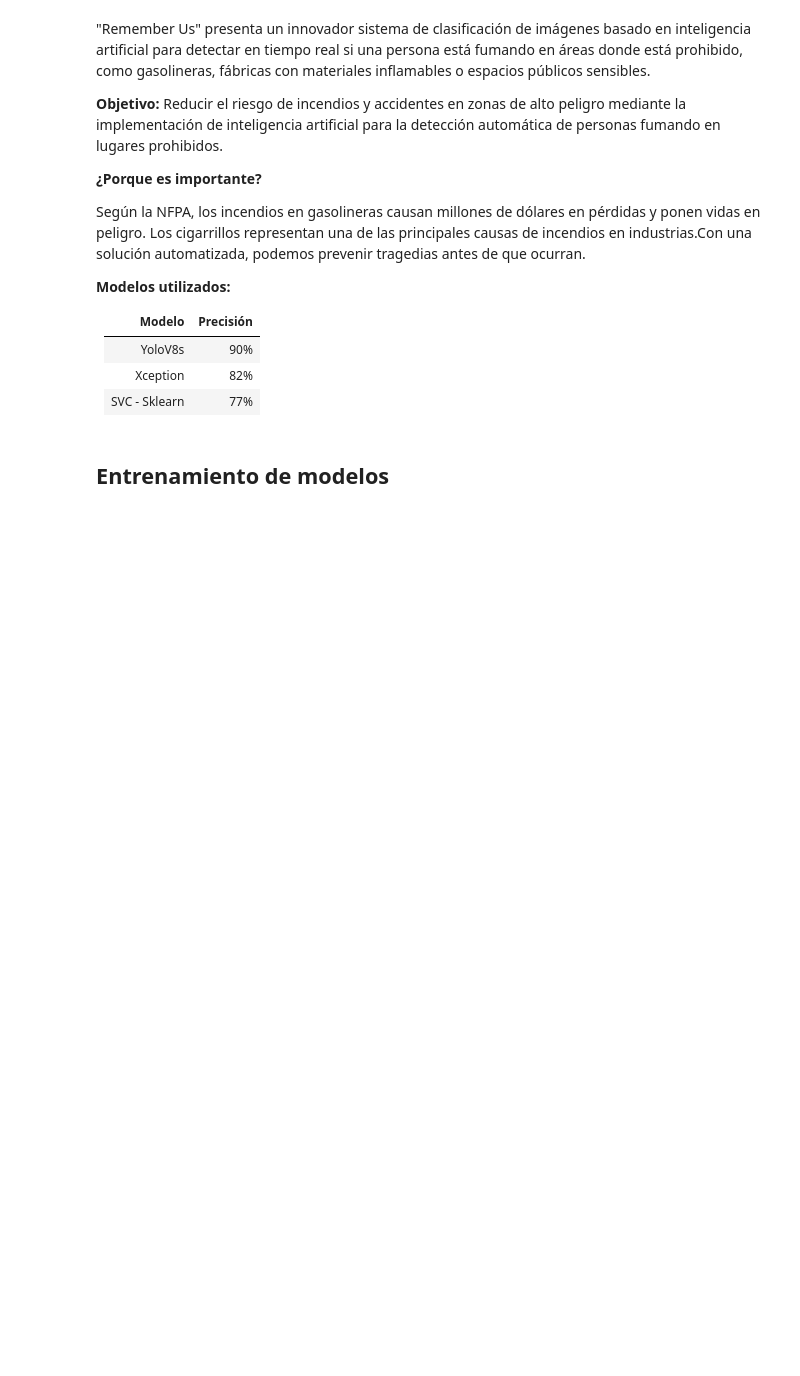
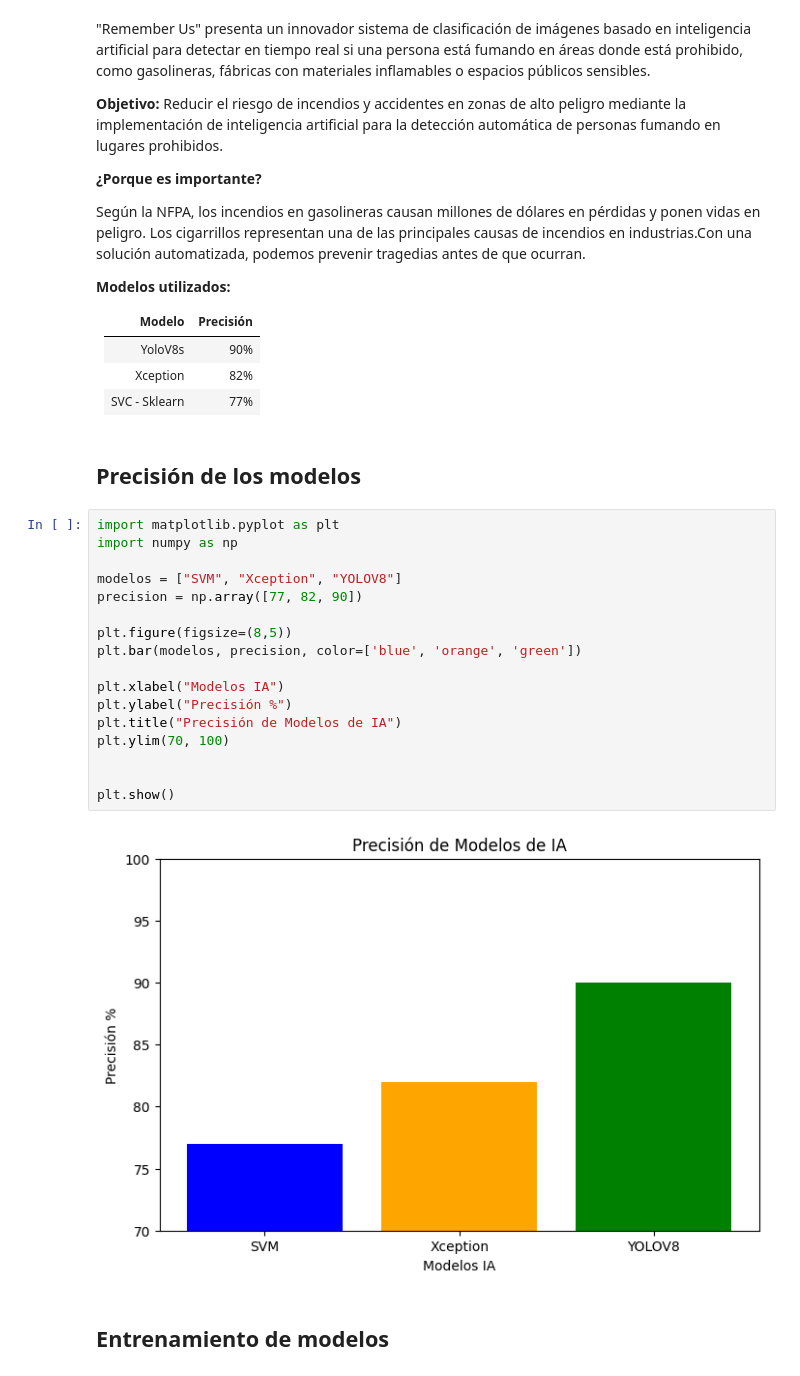
Before and after one commit to repositoriosHackaton/SIC25es-Remember-Us-Recuerdanos-, a Jupyter notebook: Desarrollo_modelos.ipynb, the cells around one changed output. Drawn from its saved outputs; the diff is of its cells as text; blank space fills up the shorter version.

```diff
--- a/Desarrollo_modelos.ipynb
+++ b/Desarrollo_modelos.ipynb
@@ -17,6 +17,27 @@ Según la NFPA, los incendios en gasolineras causan millones de dólares en pér
 | YoloV8s                         | 90%         |
 | Xception                        | 82%         |
 | SVC - Sklearn                   | 77%         |
+# %% [markdown]
+## Precisión de los modelos
+# %%
+import matplotlib.pyplot as plt
+import numpy as np
+
+modelos = ["SVM", "Xception", "YOLOV8"]
+precision = np.array([77, 82, 90])
+
+plt.figure(figsize=(8,5))
+plt.bar(modelos, precision, color=['blue', 'orange', 'green'])
+
+plt.xlabel("Modelos IA")
+plt.ylabel("Precisión %")
+plt.title("Precisión de Modelos de IA")
+plt.ylim(70, 100)
+
+
+plt.show()
+# %% [output]
+[figure, added]
 # %% [markdown]
 ## Entrenamiento de modelos
 # %% [markdown]
```
Also changed, not shown: 5 other files.
